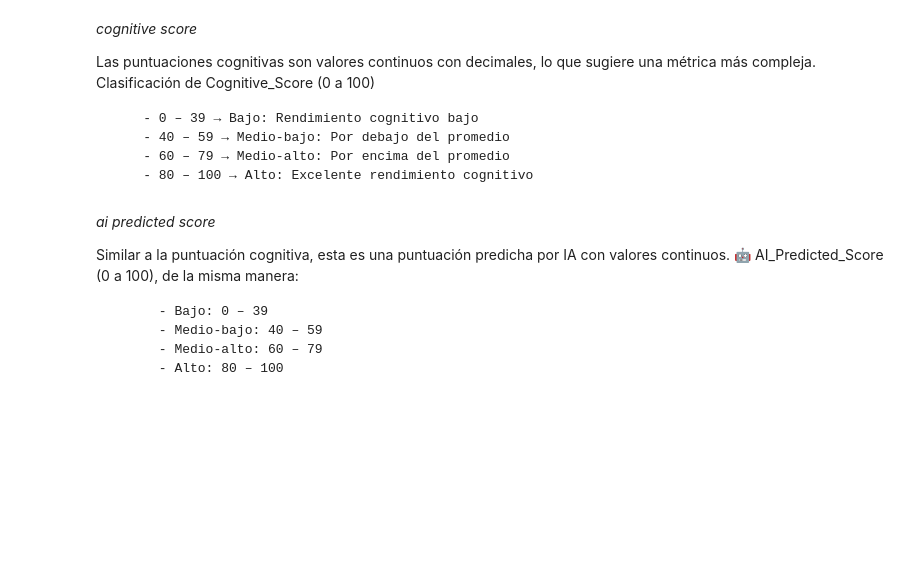
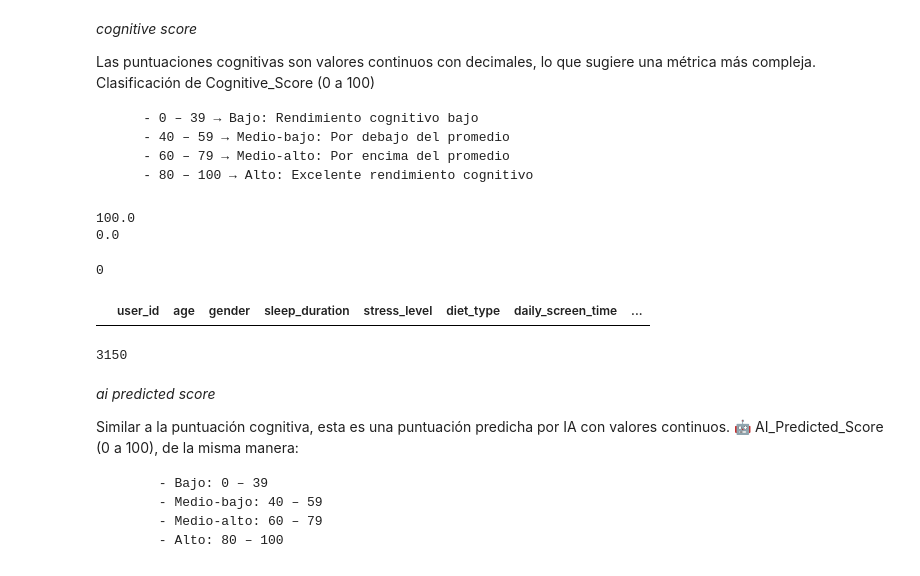
Before and after one commit to JazminKS/pair_mod4_J-N, a Jupyter notebook: fase_3_analisis_de_datos/Analisis.ipynb, the cells around one changed output. Drawn from its saved outputs; the diff is of its cells as text; code cells hidden in the pictures; blank space fills up the shorter version.

```diff
--- a/fase_3_analisis_de_datos/Analisis.ipynb
+++ b/fase_3_analisis_de_datos/Analisis.ipynb
@@ -470,13 +471,20 @@ Los puntajes de la prueba de memoria parecen ser valores enteros dentro de un ra
 # %%
 def clasificar_memorytest(score):
     """Clasifica la puntuación del test de memoria"""
-    if 40 <= score <= 59:
-        return 'Low' #Rendimiento de memoria bajo
-    elif 60 <= score <= 79:
-        return 'Medium' #Rendimiento promedio
-    elif 80 <= score <= 99:
-        return 'High' #Rendimiento de memoria alto
-    return None
+    try:
+        if pd.isnull(score):
+            return None
+        score = float(score)
+        if 40 <= score <= 59:
+            return 'Low' #Rendimiento de memoria bajo
+        elif 60 <= score <= 79:
+            return 'Medium' #Rendimiento promedio
+        elif 80 <= score <= 99:
+            return 'High' #Rendimiento de memoria alto
+        else:
+            return None
+    except:
+        return None  # En caso de error de tipo (por ejemplo, string)
 # %%
 df_analisis['memory_score_category'] = df_analisis['memory_test_score'].apply(clasificar_memorytest)
 # %% [markdown]
@@ -504,5 +519,22 @@ def clasificar_cognitivescore(score):
+# %%
+print(df_analisis["cognitive_score"].max())
+print(df_analisis["cognitive_score"].min())
+df_analisis["cognitive_score"].isnull().sum()
+# %% [output]
+100.0
+0.0
+0
+# %%
+df_analisis[df_analisis['cognitive_score'] > 100]
+df_analisis[df_analisis['cognitive_score'] < 0]
+# %% [output]
+|  | user_id | age | gender | sleep_duration | stress_level | diet_type | daily_screen_time | ... |
 # %%
 df_analisis['cognitive_category'] = df_analisis['cognitive_score'].apply(clasificar_cognitivescore)
+# %%
+df_analisis["cognitive_category"].isnull().sum()
+# %% [output]
+3150
 # %% [markdown]
 *ai predicted score*
 
```
Also changed, not shown: parts of 4 cells of this notebook.
